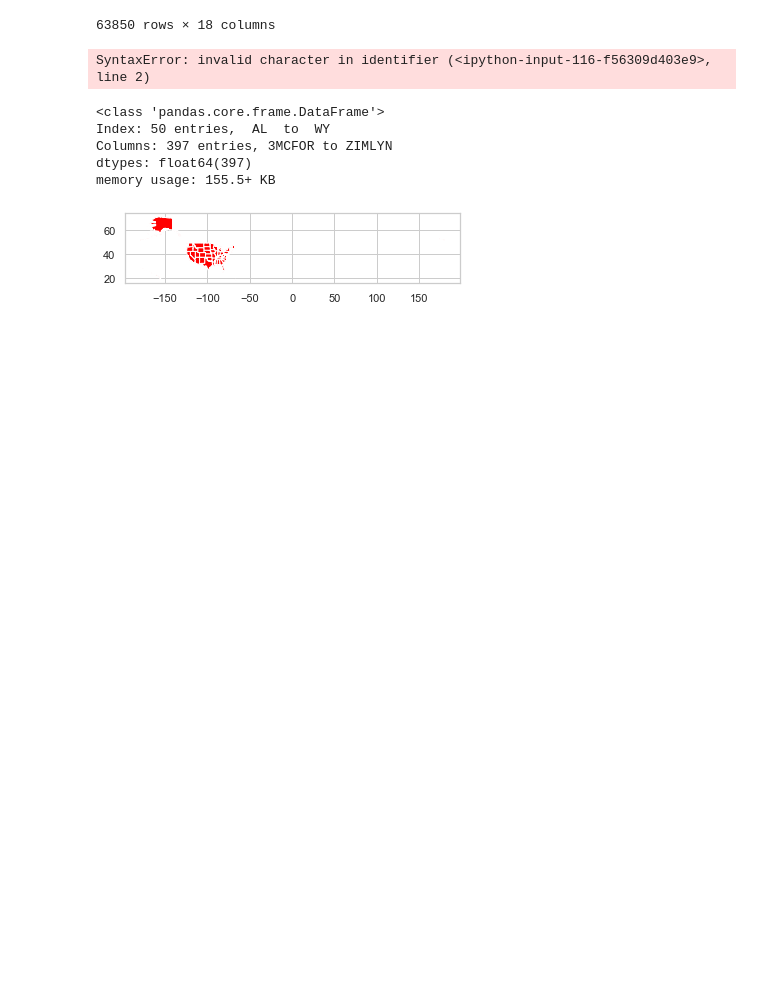
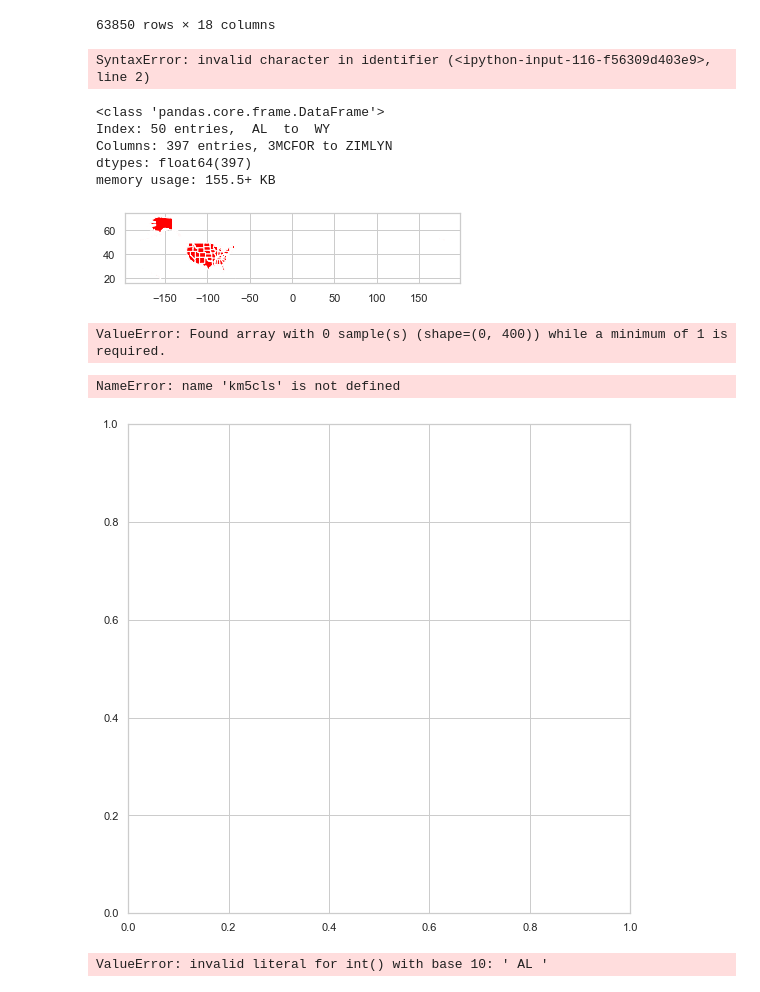
Before and after one commit to ShanRaye/regionalization_model, a Jupyter notebook: Regional_Model.ipynb, the cells around one changed output. Saved outputs shown, nothing was run; the diff lists cells and outputs as text; code cells hidden in the pictures; blank space fills up the shorter version.

Commit message:
Code is complete to render
Errors with some variables post-join which require trouble shooting

```diff
--- a/Regional_Model.ipynb
+++ b/Regional_Model.ipynb
@@ -164,25 +152,32 @@ zdb = zc[['geometry', 'zipcode', 'name']].join(db, on='zipcode')\
 km5 = cluster.KMeans(n_clusters=5)
 # %%
 # Fit to data
-km5cls = km5.fit(zdb.drop(['geometry', 'name'], axis=1).values)
+km5cls = km5.fit(statedb.drop(['geometry', 'NAME'], axis=1).values)
+# %% [output]
+ValueError: Found array with 0 sample(s) (shape=(0, 400)) while a minimum of 1 is required.
 # %%
 # Map clusters
 f, ax = plt.subplots(1, figsize=(9, 9))
 
-zdb.assign(cl=km5cls.labels_)\
+statedb.assign(cl=km5cls.labels_)\
    .plot(column='cl', categorical=True, legend=True, \
          linewidth=0.1, edgecolor='white', ax=ax)
 
 ax.set_axis_off()
 
 plt.show()
+# %% [output]
+NameError: name 'km5cls' is not defined
+[figure, added]
 # %%
 # Attributes
-cl_pcts = prop_types_pct.rename(lambda x: str(int(x)))\
-                          .reindex(zdb['zipcode'])\
+cl_pcts = region_types_pct.rename(lambda x: str(int(x)))\
+                          .reindex(statedb['STATE'])\
                           .assign(cl=km5cls.labels_)\
                           .groupby('cl')\
                           .mean()
+# %% [output]
+ValueError: invalid literal for int() with base 10: ' AL '
 # %%
 #Visualize attributes and mix
 f, ax = plt.subplots(1, figsize=(18, 9))
```
Also changed, not shown: parts of 7 cells of this notebook.
